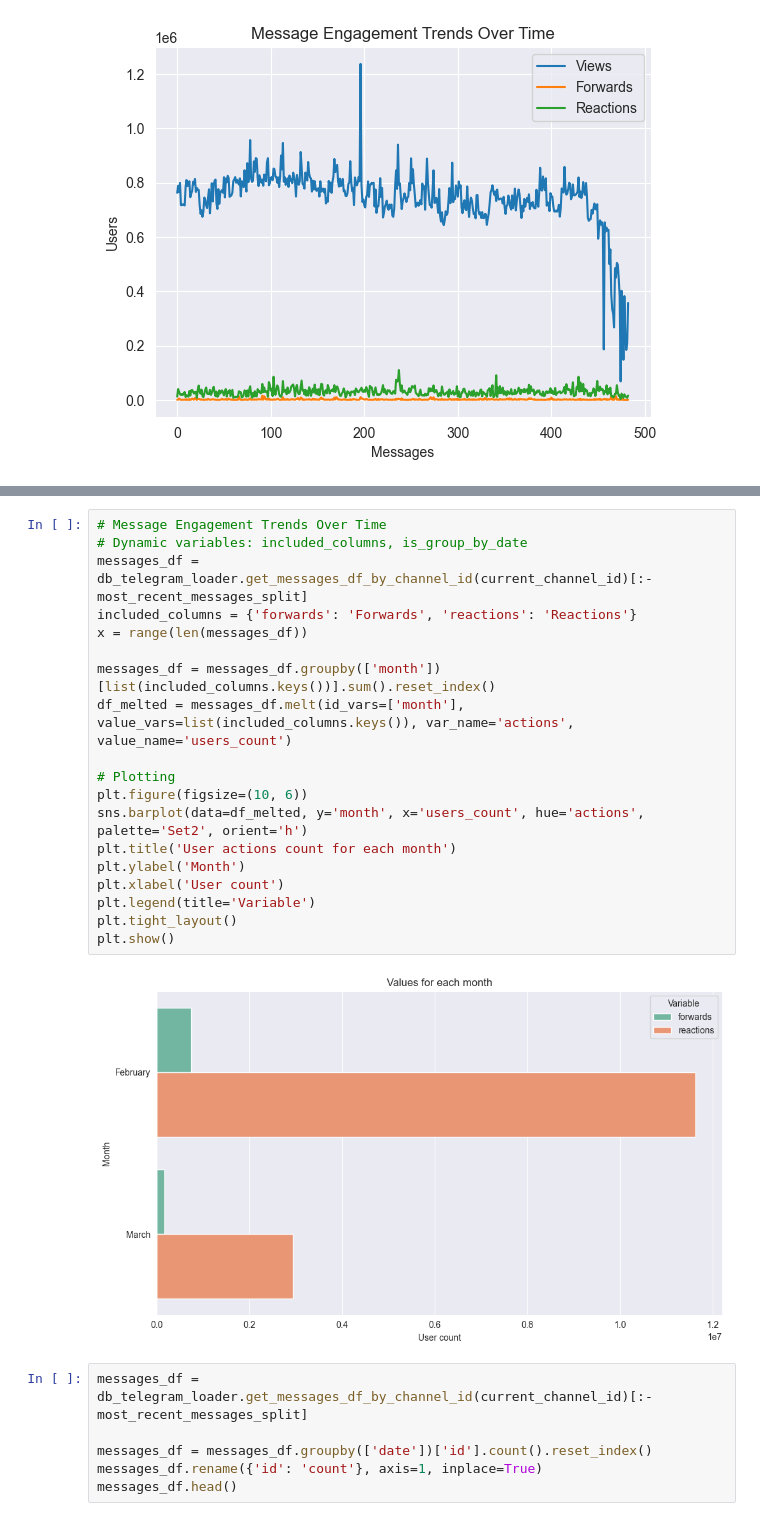
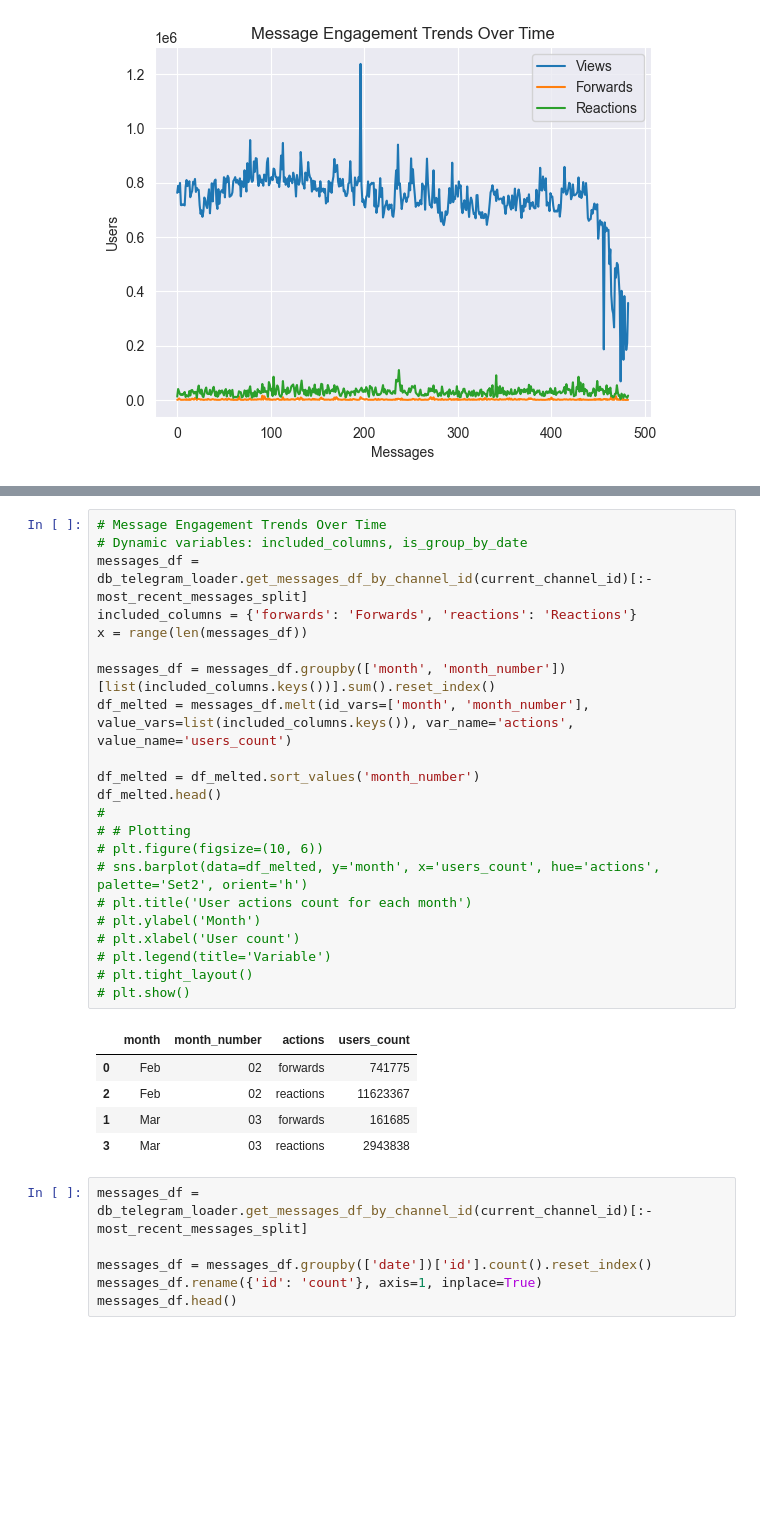
Before and after one commit to CESSIDY/telegram-analytic-dashboard, a Jupyter notebook: src/web_app/analytics_notebook.ipynb, the cells around one changed output, grey strips where cells are left out. Drawn from its saved outputs; the diff is of its cells as text; blank space fills up the shorter version.

```diff
--- a/src/web_app/analytics_notebook.ipynb
+++ b/src/web_app/analytics_notebook.ipynb
@@ -61,24 +67,31 @@ df_melted
 # %%
 # Message Engagement Trends Over Time
 # Dynamic variables: included_columns, is_group_by_date
 messages_df = db_telegram_loader.get_messages_df_by_channel_id(current_channel_id)[:-most_recent_messages_split]
 included_columns = {'forwards': 'Forwards', 'reactions': 'Reactions'}
 x = range(len(messages_df))
 
-messages_df = messages_df.groupby(['month'])[list(included_columns.keys())].sum().reset_index()
-df_melted = messages_df.melt(id_vars=['month'], value_vars=list(included_columns.keys()), var_name='actions', value_name='users_count')
+messages_df = messages_df.groupby(['month', 'month_number'])[list(included_columns.keys())].sum().reset_index()
+df_melted = messages_df.melt(id_vars=['month', 'month_number'], value_vars=list(included_columns.keys()), var_name='actions', value_name='users_count')
 
-# Plotting
-plt.figure(figsize=(10, 6))
-sns.barplot(data=df_melted, y='month', x='users_count', hue='actions', palette='Set2', orient='h')
-plt.title('User actions count for each month')
-plt.ylabel('Month')
-plt.xlabel('User count')
-plt.legend(title='Variable')
-plt.tight_layout()
-plt.show()
+df_melted = df_melted.sort_values('month_number')
+df_melted.head()
+#
+# # Plotting
+# plt.figure(figsize=(10, 6))
+# sns.barplot(data=df_melted, y='month', x='users_count', hue='actions', palette='Set2', orient='h')
+# plt.title('User actions count for each month')
+# plt.ylabel('Month')
+# plt.xlabel('User count')
+# plt.legend(title='Variable')
+# plt.tight_layout()
+# plt.show()
 # %% [output]
-[figure, removed]
+|  | month | month_number | actions | users_count |
+| 0 | Feb | 02 | forwards | 741775 |
+| 2 | Feb | 02 | reactions | 11623367 |
+| 1 | Mar | 03 | forwards | 161685 |
+| 3 | Mar | 03 | reactions | 2943838 |
 # %%
 messages_df = db_telegram_loader.get_messages_df_by_channel_id(current_channel_id)[:-most_recent_messages_split]
 
```
Also changed, not shown: parts of 6 cells of this notebook, 4 other files.
